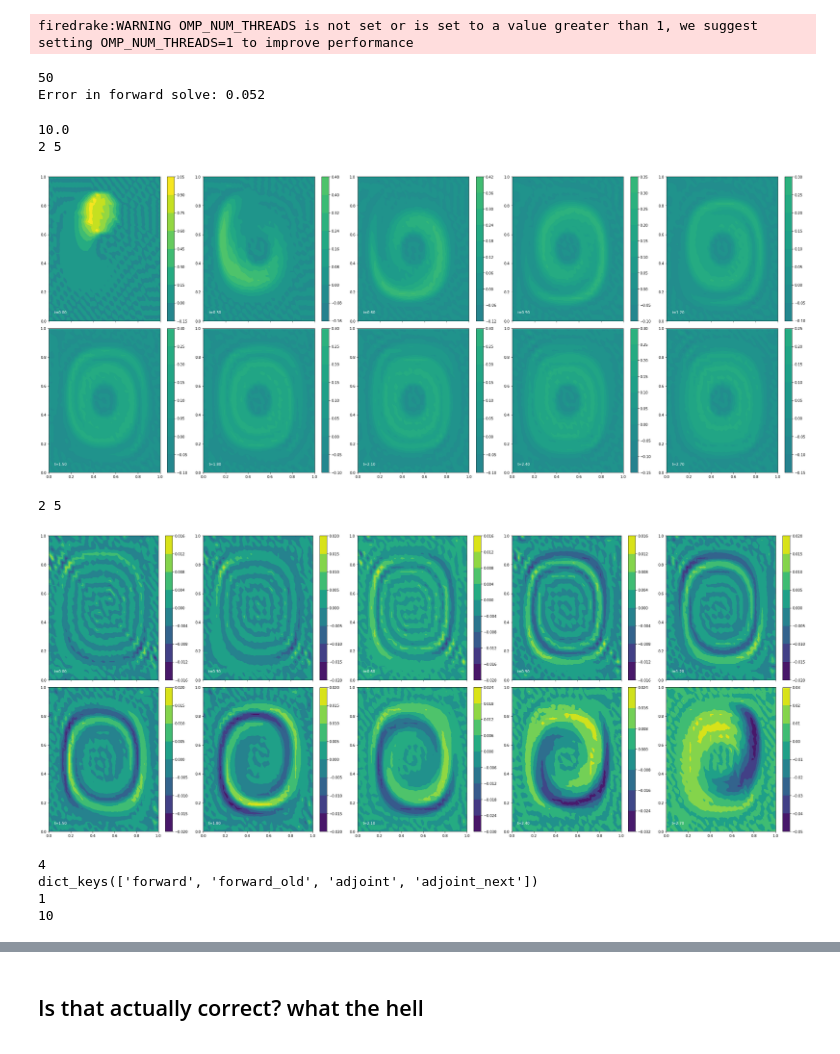
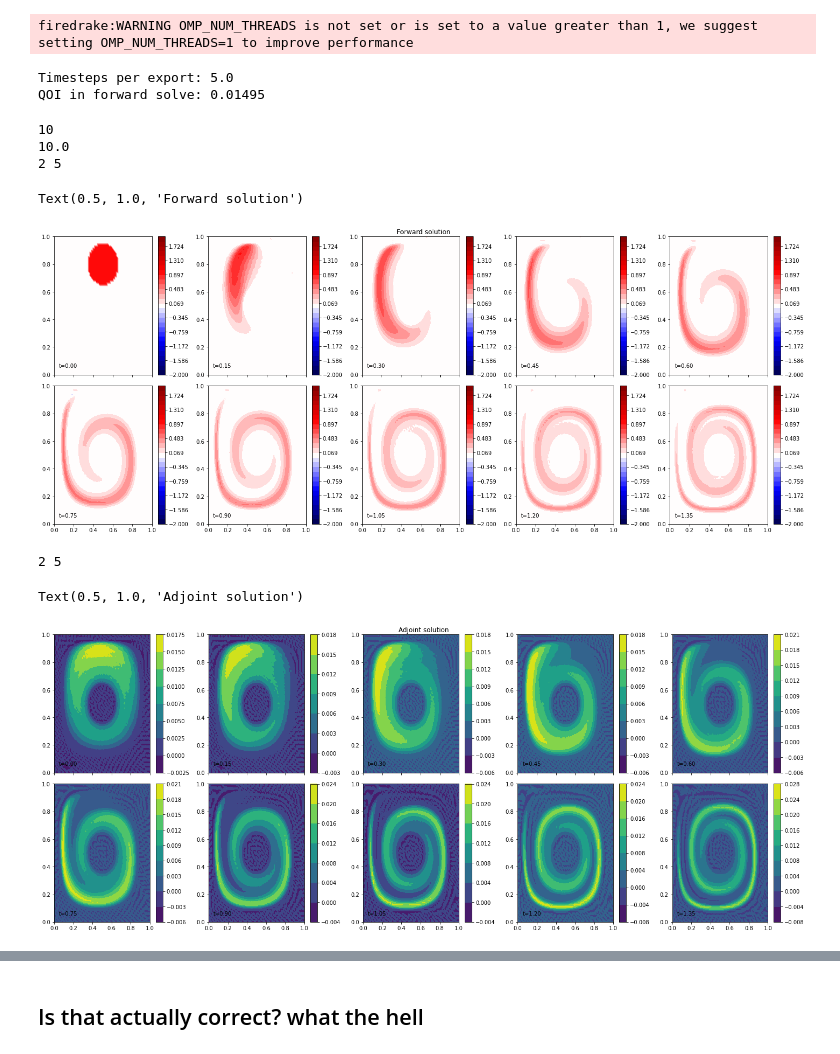
Before and after one commit to acse-akm121/oceans_goma, a Jupyter notebook: goma/src/bubbleshock/BubbleShock.ipynb, the cells around one changed output, grey strips where cells are left out. Saved outputs shown, nothing was run; the diff lists cells and outputs as text; code cells hidden in the pictures.

```diff
--- a/goma/src/bubbleshock/BubbleShock.ipynb
+++ b/goma/src/bubbleshock/BubbleShock.ipynb
@@ -130,15 +120,15 @@ def get_qoi(mesh_seq, solutions, i):
 # %% [output]
 firedrake:WARNING OMP_NUM_THREADS is not set or is set to a value greater than 1, we suggest setting OMP_NUM_THREADS=1 to improve performance
 # %%
-n = 32
+n = 64
 fields = ["u"]
 mesh = UnitSquareMesh(n, n, diagonal='left')
 meshes = [mesh]
-end_time = 3.00
-dt = 0.06
-print(int(end_time / dt))
+end_time = 1.50
+dt = 0.03
 num_subintervals = len(meshes)
 timesteps_per_export = int(end_time / dt) / 10
+print("Timesteps per export: {}".format(timesteps_per_export))
 time_partition = TimePartition(
     end_time, num_subintervals, dt, fields, timesteps_per_export=timesteps_per_export,
 )
@@ -152,67 +142,70 @@ mesh_seq = GoalOrientedMeshSeq(
     get_qoi=get_qoi,
     qoi_type="end_time"
 )
+
 solutions, indicators = mesh_seq.indicate_errors()
-print("Error in forward solve: {:.3f}".format(mesh_seq.J))
+print("QOI in forward solve: {:.5f}".format(mesh_seq.J))
 # %% [output]
-50
-Error in forward solve: 0.052
+Timesteps per export: 5.0
+QOI in forward solve: 0.01495
 # %%
 def plot_field(solutions, time_partition, field="u", label="forward", rows=None, cols=None, **kwargs):
     P = time_partition
     if rows is None or cols is None:
         rows = (P.exports_per_subinterval[0] - 1) // 2
         cols = (P.num_subintervals * 2)
     steady = rows == cols == 1
     print(rows, cols)
     dt = P.timesteps[0]
-    figsize = kwargs.pop("figsize", (6 * cols, 6 * rows))
+    figsize = kwargs.pop("figsize", (4 * cols, 4 * rows))
     fig, axes = plt.subplots(rows, cols, sharex="col", figsize=figsize)
     tcs = []
     idx = -1
     for i in range(rows):
         tc = []
         for j in range(cols):
             idx += 1
             ax = axes[i, j]
             # Element-wise norm for the indicators
             tc.append(tricontourf(solutions[field][label][0][idx], axes=ax, **kwargs))
             if not steady:
-                time = idx * dt * timesteps_per_export
-                ax.annotate(f"t={time:.2f}", (0.05, 0.05), color="white")
+                time = (idx) * dt * timesteps_per_export
+                ax.annotate(f"t={time:.2f}", (0.05, 0.05), color="black")
             fig.colorbar(tc[-1], ax=ax)
         tcs.append(tc)
     plt.tight_layout()
     return fig, axes, tcs
 
-# print(len(solutions["u"]["forward"]))
+print(len(solutions["u"]["forward"][0]))
 # figsize = (5, 80)
 steps = int(end_time / dt) / timesteps_per_export
 print(steps)
 rows, cols = 2, 5
+vmin, vmax = -2, 2
 fig, axes, tcs = plot_field(
-    solutions, time_partition, "u", "forward", cmap='viridis',
-    vmin=-1, vmax=1, rows=rows, cols=cols)
+    solutions, time_partition, "u", "forward_old", cmap='seismic',
+    vmin=vmin, vmax=vmax, rows=rows, cols=cols, levels=np.linspace(vmin, vmax, 30))
+# fig.tight_layout()
+plt.suptitle("Forward solution", ha='center', va='top', y=1.0)
 # %% [output]
+10
 10.0
 2 5
+Text(0.5, 1.0, 'Forward solution')
-[figure, old version]
+[figure, new version]
 # %%
 fig, axes, tcs = plot_field(
     solutions, time_partition, "u", "adjoint", cmap='viridis', rows=rows, cols=cols)
+plt.suptitle("Adjoint solution", ha='center', va='top', y=1.0)
 # %% [output]
 2 5
+Text(0.5, 1.0, 'Adjoint solution')
-[figure, old version]
+[figure, new version]
 # %%
-print(len(solutions['u']))
-print(solutions['u'].keys())
-print(len(solutions['u']['forward']))
-print(len(solutions['u']['forward'][0]))
+# print(len(solutions['u']))
+# print(solutions['u'].keys())
+# print(len(solutions['u']['forward']))
+# print(len(solutions['u']['forward'][0]))
-# %% [output]
-4
-dict_keys(['forward', 'forward_old', 'adjoint', 'adjoint_next'])
-1
-10
 # %%
 def plot_indicators(indicators, time_partition, **kwargs):
     P = time_partition
```
Also changed, not shown: parts of 11 cells of this notebook, 4 other files.
